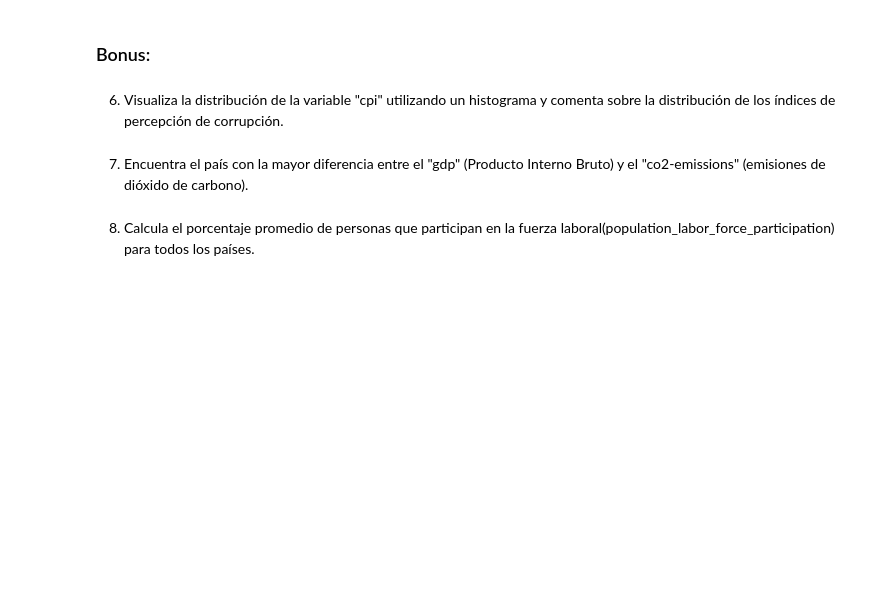
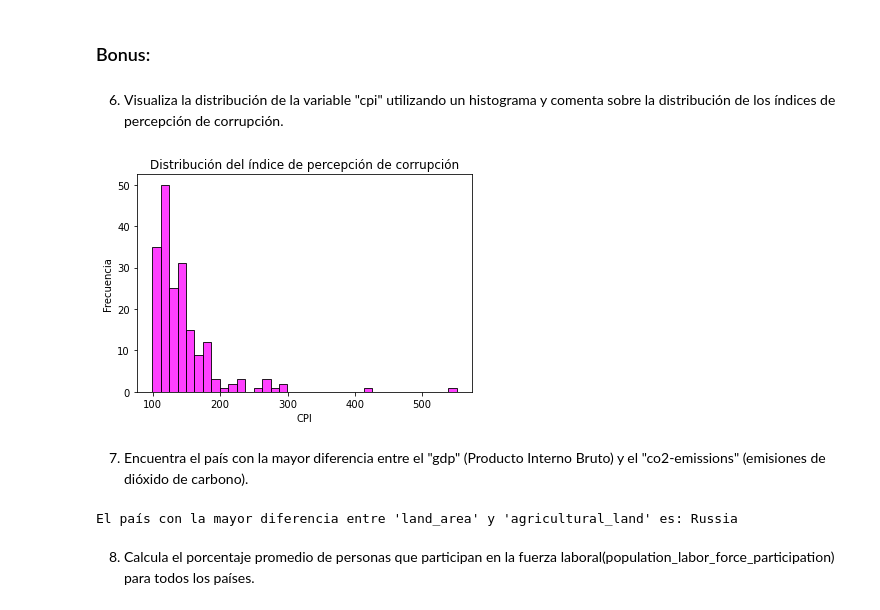
Before and after one commit to DianaG92/adalab-pair_programming-modulo3, a Jupyter notebook: promoH-modulo3-pairprogramming-Estadistica_descriptiva-DIANA_ISA.ipynb, the cells around one changed output. Saved outputs shown, nothing was run; the diff lists cells and outputs as text; code cells hidden in the pictures; blank space fills up the shorter version.

```diff
--- a/promoH-modulo3-pairprogramming-Estadistica_descriptiva-DIANA_ISA.ipynb
+++ b/promoH-modulo3-pairprogramming-Estadistica_descriptiva-DIANA_ISA.ipynb
@@ -243,7 +231,28 @@ ValueError: Must pass 2-d input. shape=()
 ### Bonus:
 # %% [markdown]
 6. Visualiza la distribución de la variable "cpi" utilizando un histograma y comenta sobre la distribución de los índices de percepción de corrupción.
+# %%
+sns.histplot(x = "cpi",
+             data = df,
+             color = "magenta")
+
+plt.xlabel("CPI")
+plt.ylabel("Frecuencia")
+
+plt.title("Distribución del índice de percepción de corrupción");
+# %% [output]
+[figure, added]
 # %% [markdown]
 7. Encuentra el país con la mayor diferencia entre el "gdp" (Producto Interno Bruto) y el "co2-emissions" (emisiones de dióxido de carbono).
+# %%
+# Utilizamos las columnas "agricultural_land" y "land_area" para realizar el ejercicio, ya que no tenemos la columna "gdp" en nuestro DataFrame
+resultado = df["land_area"] - df["agricultural_land"]
+max_resultado = resultado.max()
+
+pais_max_resultado = df[resultado == max_resultado]["country"].iloc[0]
+
+print(f"El país con la mayor diferencia entre 'land_area' y 'agricultural_land' es: {pais_max_resultado}")
+# %% [output]
+El país con la mayor diferencia entre 'land_area' y 'agricultural_land' es: Russia
 # %% [markdown]
 8. Calcula el porcentaje promedio de personas que participan en la fuerza laboral(population_labor_force_participation) para todos los países.
```
Also changed, not shown: parts of 7 cells of this notebook.
